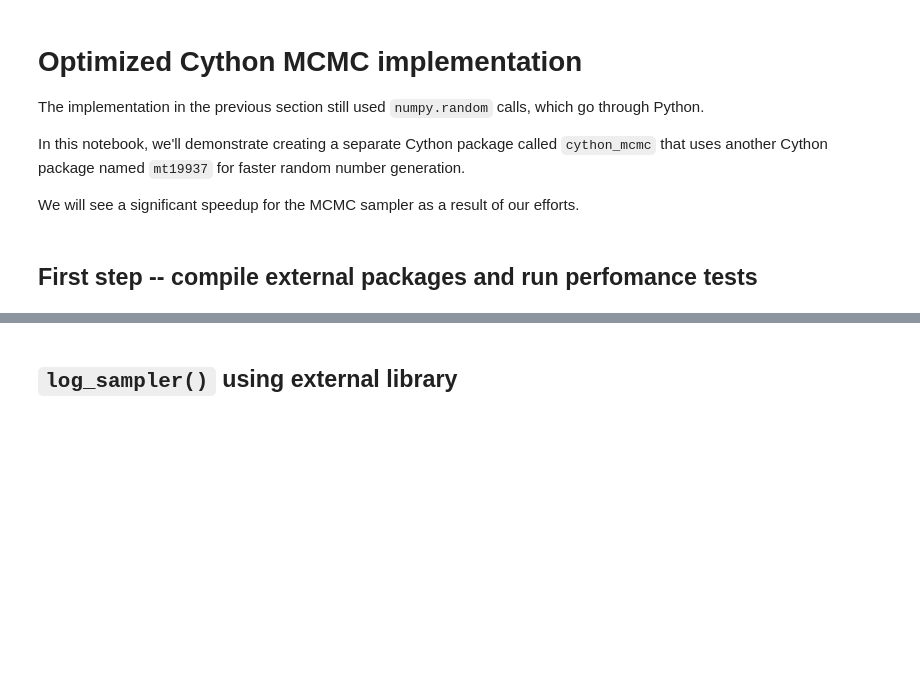
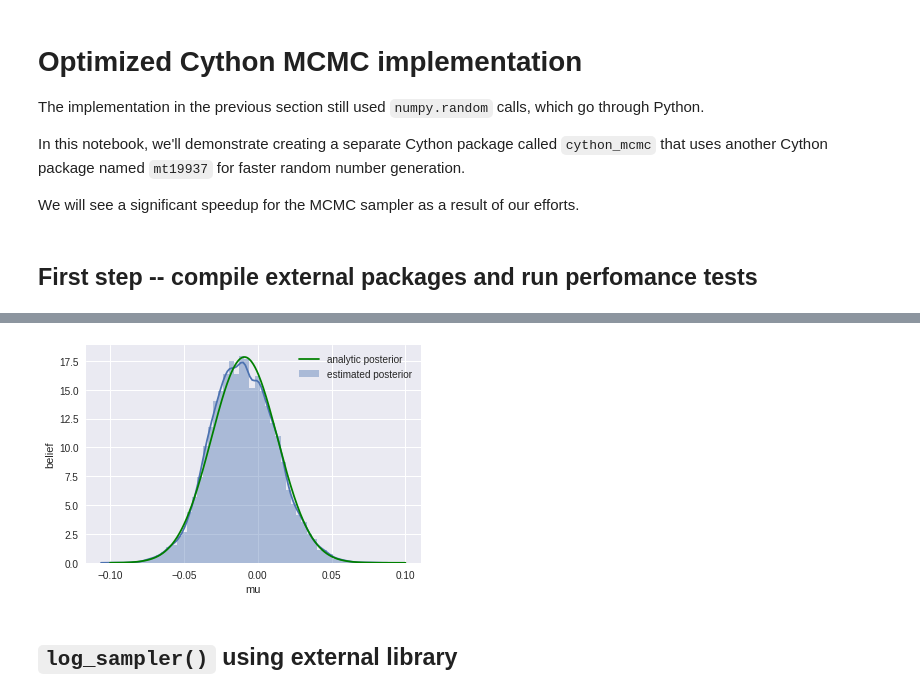
Before and after one commit to kwmsmith/scipy-2017-cython-tutorial, a Jupyter notebook: 11-cython-mcmc-taking-it-to-11.ipynb, the cells around one changed output, grey strips where cells are left out. Cells and saved outputs as stored; diff of their text form; code cells hidden in the pictures; blank space fills up the shorter version.

```diff
--- a/11-cython-mcmc-taking-it-to-11.ipynb
+++ b/11-cython-mcmc-taking-it-to-11.ipynb
@@ -82,0 +90,4 @@ data = np.random.randn(20)
+# %%
+%%time
+data_2000 = np.random.randn(2000)
+posterior_2000 = mcmc.log_sampler(data_2000, samples=150000, mu_init=1.0)
@@ -83,3 +97,14 @@ data = np.random.randn(20)
+# %%
+ax = plt.subplot()
+
+sns.distplot(posterior_2000[500::5], ax=ax, label='estimated posterior')
+x = np.linspace(-.1, .1, 500)
+post = calc_posterior_analytical(data_2000, x, 0, 1)
+ax.plot(x, post, 'g', label='analytic posterior')
+_ = ax.set(xlabel='mu', ylabel='belief');
+ax.legend();
+# %% [output]
+[figure, added]
 # %% [markdown]
 ## `log_sampler()` using external library
 # %%
```
Also changed, not shown: parts of 13 cells of this notebook, 3 other files.
